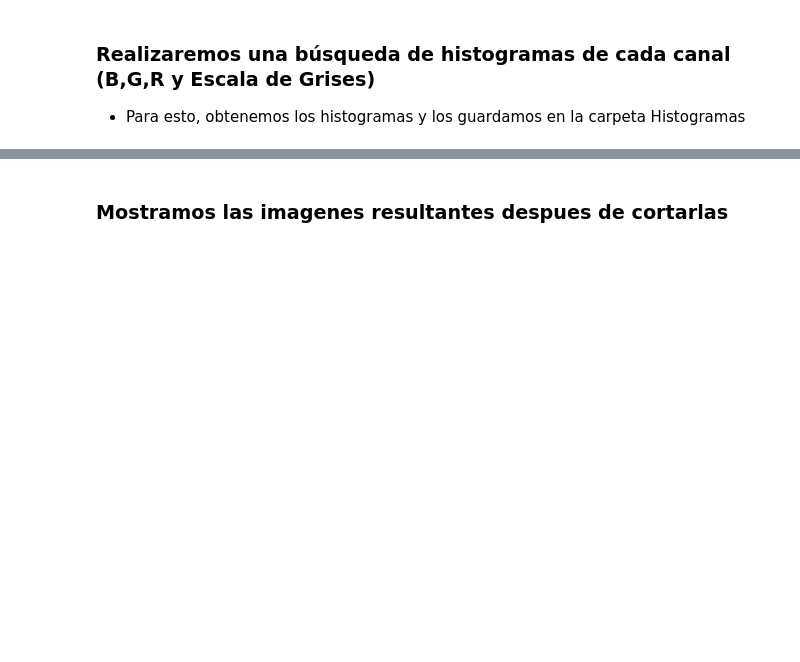
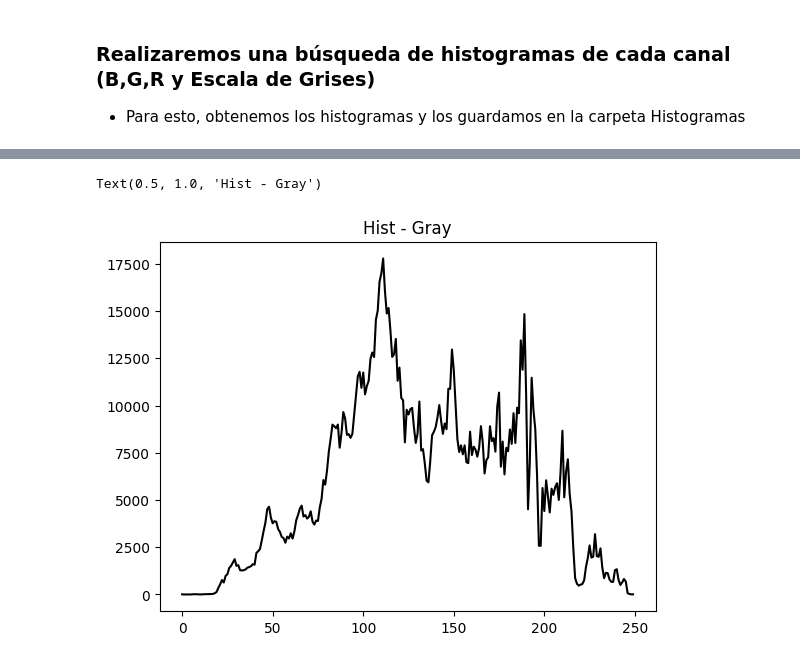
Before and after one commit to 99joseluis/Tesis, a Jupyter notebook: Programa/Reordenamiento.ipynb, the cells around one changed output, grey strips where cells are left out. Drawn from its saved outputs; the diff is of its cells as text; code cells hidden in the pictures; blank space fills up the shorter version.

```diff
--- a/Programa/Reordenamiento.ipynb
+++ b/Programa/Reordenamiento.ipynb
@@ -259,2 +450,0 @@ Se encontraron un total de 36 Rectangulos servibles
-# %% [markdown]
-### Mostramos las imagenes resultantes despues de cortarlas
@@ -265,0 +451,12 @@ cv2.destroyAllWindows()
+# %%
+# Obtenemos su histograma
+gray = cv2.calcHist([crpImg[0]], [0], None, [250], [0, 250])
+
+# Le asignamos un nombre al histograma y lo guardamos en la carpeta
+plt.clf()
+plt.plot(gray, 'k')
+plt.title("Hist - Gray")
+# plt.savefig(fname + " - Gray.jpg")
+# %% [output]
+Text(0.5, 1.0, 'Hist - Gray')
+[figure, added]
```
Also changed, not shown: parts of 33 cells of this notebook.
